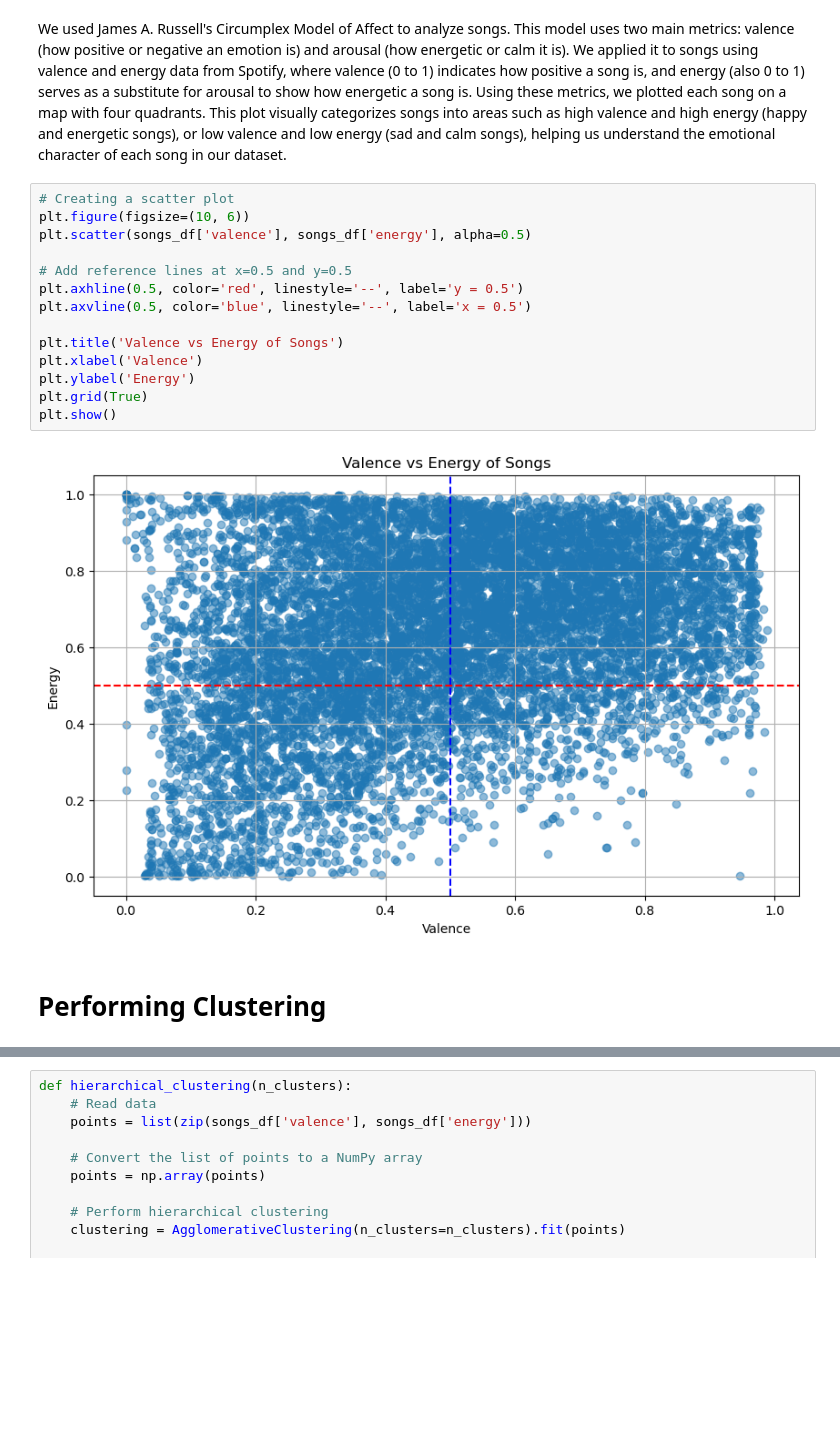
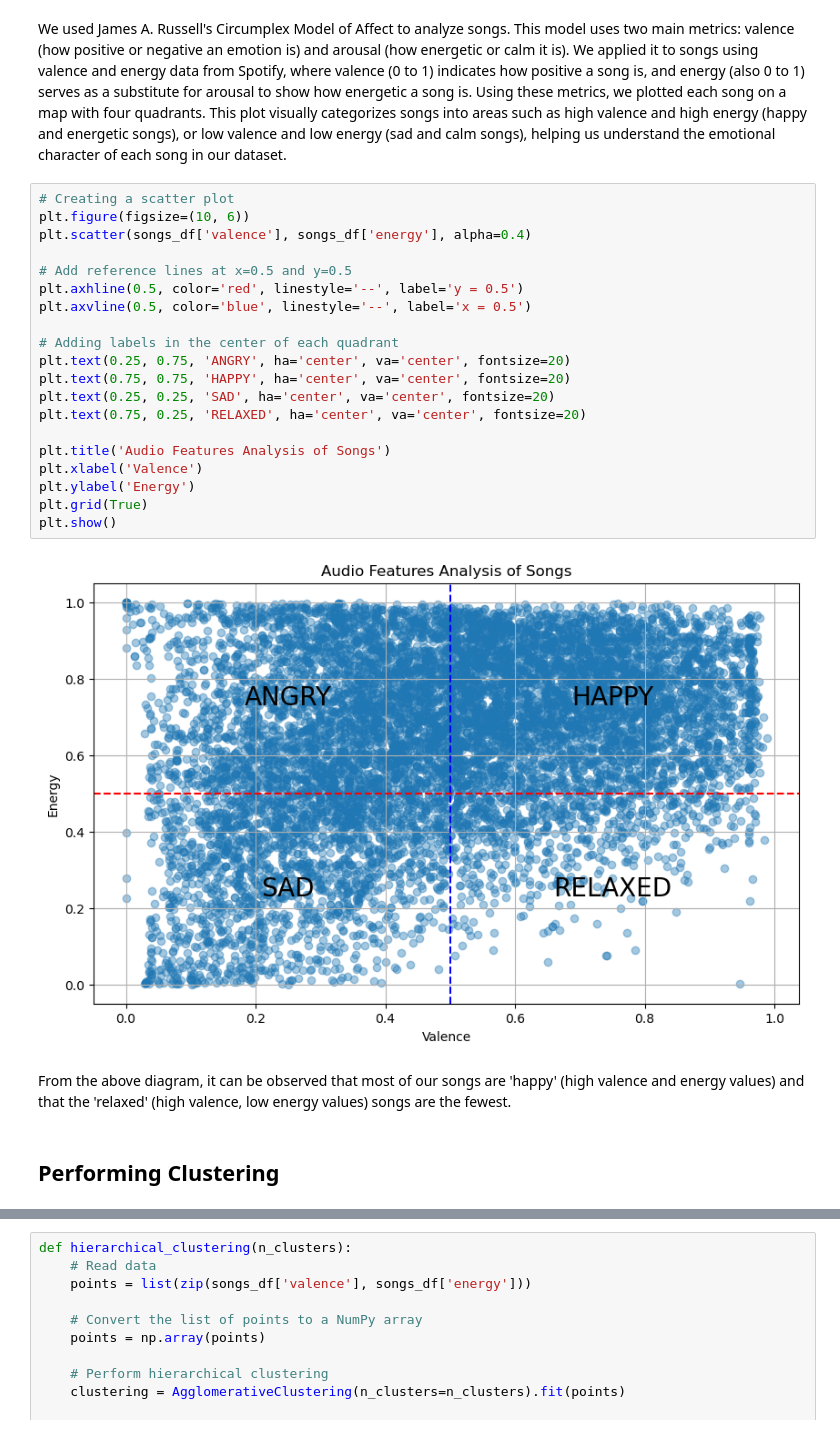
Before and after one commit to artemdou/computational-tools, a Jupyter notebook: Songs_Lyrics_&_Audio_Analysis.ipynb, the cells around one changed output, grey strips where cells are left out. Drawn from its saved outputs; the diff is of its cells as text; blank space fills up the shorter version.

```diff
--- a/Songs_Lyrics_&_Audio_Analysis.ipynb
+++ b/Songs_Lyrics_&_Audio_Analysis.ipynb
@@ -1624,19 +1630,27 @@ We used James A. Russell's Circumplex Model of Affect to analyze songs. This mod
 # %%
 # Creating a scatter plot
 plt.figure(figsize=(10, 6))
-plt.scatter(songs_df['valence'], songs_df['energy'], alpha=0.5)
+plt.scatter(songs_df['valence'], songs_df['energy'], alpha=0.4)
 
 # Add reference lines at x=0.5 and y=0.5
 plt.axhline(0.5, color='red', linestyle='--', label='y = 0.5')
 plt.axvline(0.5, color='blue', linestyle='--', label='x = 0.5')
 
-plt.title('Valence vs Energy of Songs')
+# Adding labels in the center of each quadrant
+plt.text(0.25, 0.75, 'ANGRY', ha='center', va='center', fontsize=20)
+plt.text(0.75, 0.75, 'HAPPY', ha='center', va='center', fontsize=20)
+plt.text(0.25, 0.25, 'SAD', ha='center', va='center', fontsize=20)
+plt.text(0.75, 0.25, 'RELAXED', ha='center', va='center', fontsize=20)
+
+plt.title('Audio Features Analysis of Songs')
 plt.xlabel('Valence')
 plt.ylabel('Energy')
 plt.grid(True)
 plt.show()
 # %% [output]
-[figure, old version]
+[figure, new version]
+# %% [markdown]
+From the above diagram, it can be observed that most of our songs are 'happy' (high valence and energy values) and that the 'relaxed' (high valence, low energy values) songs are the fewest.
 # %% [markdown]
-# Performing Clustering
+## Performing Clustering
 # %% [markdown]
```
Also changed, not shown: parts of 22 cells of this notebook.
